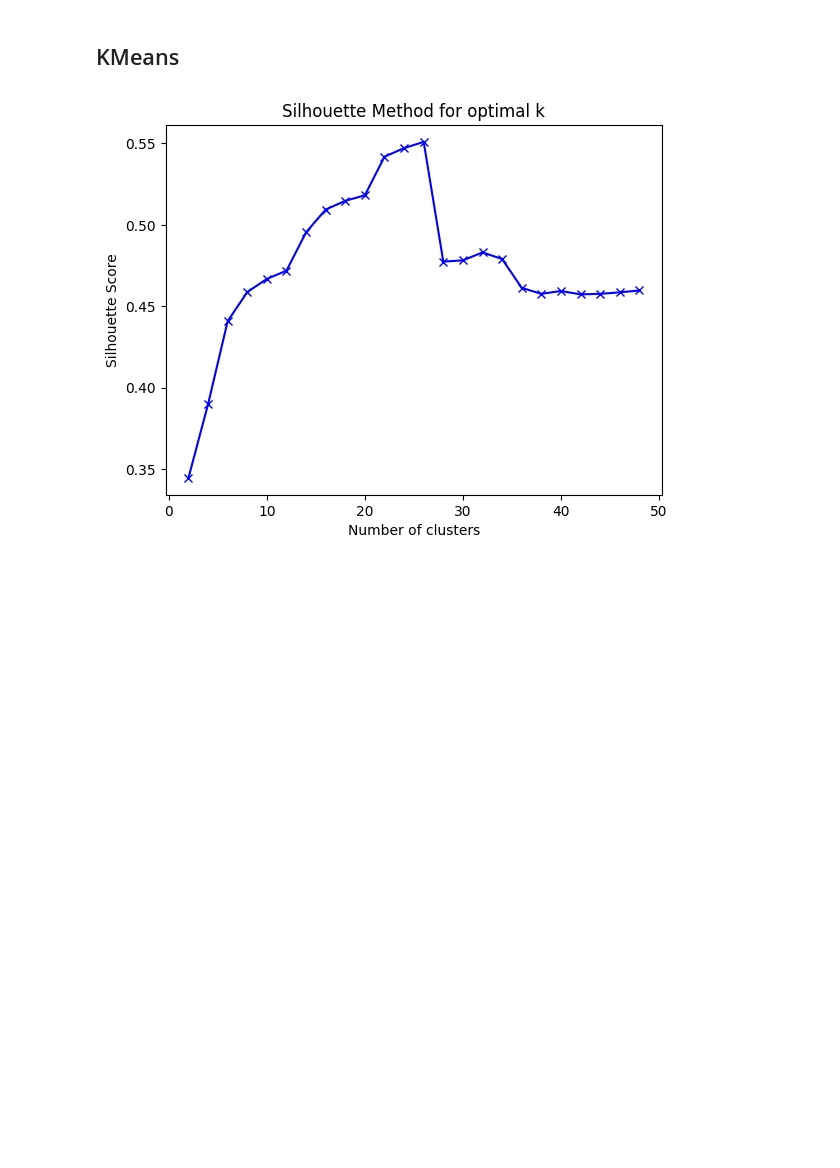
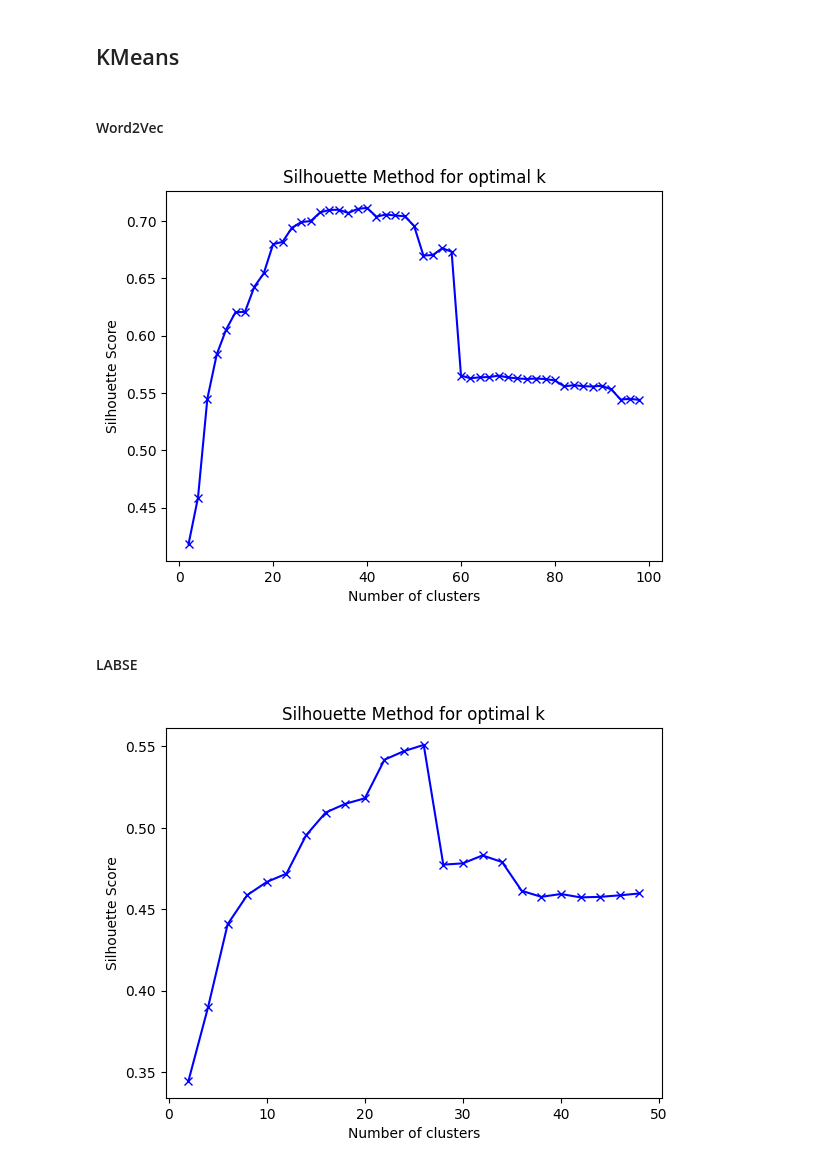
Before and after one commit to TaskGuru-AI/tasks_support_system_ai, a Jupyter notebook: notebooks/NLP/clustering_eda.ipynb, the cells around one changed output. Drawn from its saved outputs; the diff is of its cells as text; code cells hidden in the pictures; blank space fills up the shorter version.

```diff
--- a/notebooks/clustering_eda.ipynb
+++ b/notebooks/NLP/clustering_eda.ipynb
@@ -87,0 +90,10 @@ df.texts_cmb = df.texts_cmb.astype(str)
+# %%
+df = pd.read_csv('tickets_processed.csv', index_col=False)
+w2v_model = gensim.models.Word2Vec.load("word2vec.model")
+# Получение среднего вектора для каждого текста
+df.texts_cmb = df.texts_cmb.astype(str)
+texts_tokenized = [text.split() for text in df['texts_cmb']]
+# %%
+df.texts_cmb = df.texts_cmb.astype(str)
+df['mean_vector'] = df['texts_cmb'].apply(lambda x: get_mean_vector(x.split()))
+print(df[['mean_vector']].head())
@@ -131,4 +152,27 @@ embeddings = np.asarray(embeddings_list)
 # df['embeddings'] = embeddings_list
 # %% [markdown]
 ## KMeans
+# %% [markdown]
+#### Word2Vec
+# %%
+# Подберем количество кластеров для Word2Vec
+
+k_values = [x for x in range(2, 100, 2)]
+
+silhouette_scores = []
+
+for k in k_values:
+    kmeans = KMeans(n_clusters=k, random_state=100).fit(embeddings)
+    score = silhouette_score(embeddings, kmeans.labels_)
+    silhouette_scores.append(score)
+
+plt.plot(k_values, silhouette_scores, 'bx-')
+plt.xlabel('Number of clusters')
+plt.ylabel('Silhouette Score')
+plt.title('Silhouette Method for optimal k')
+plt.show()
+# %% [output]
+[figure, added]
+# %% [markdown]
+#### LABSE
 # %%
```
Also changed, not shown: parts of 6 cells of this notebook, 3 other files.
